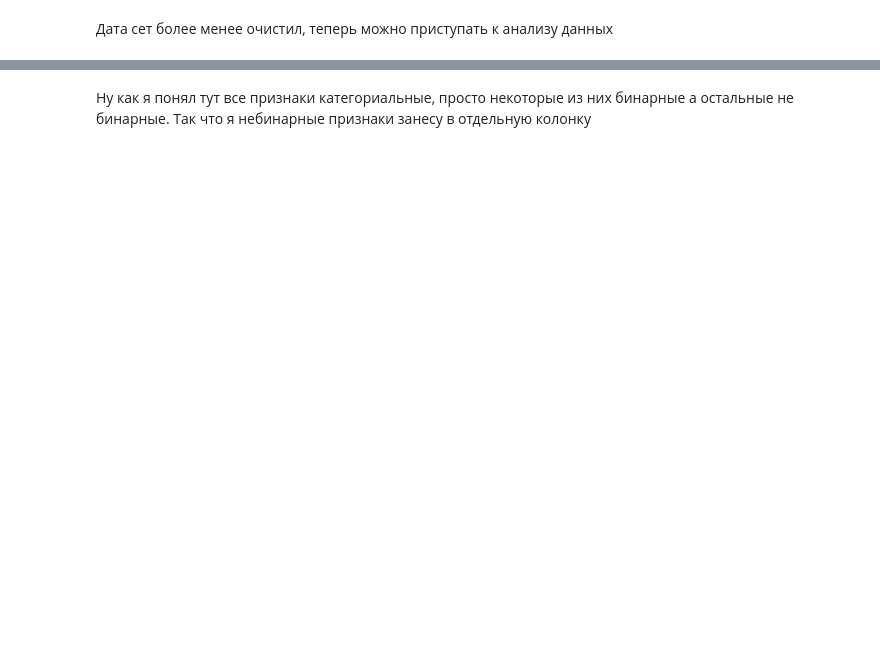
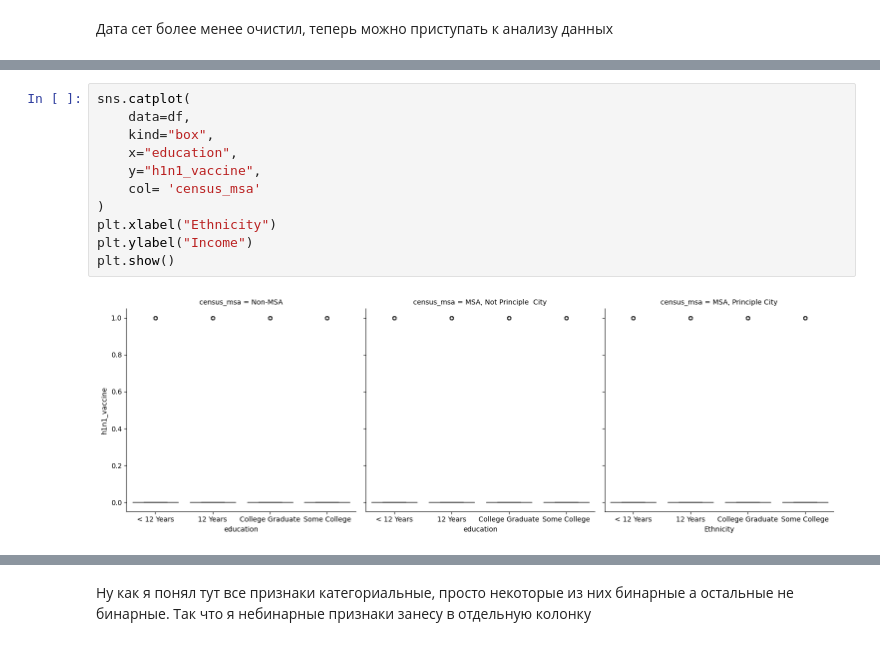
Before and after one commit to Eroouu/final_project_ds, a Jupyter notebook: main.ipynb, the cells around one changed output, grey strips where cells are left out. Drawn from its saved outputs; the diff is of its cells as text; blank space fills up the shorter version.

```diff
--- a/main.ipynb
+++ b/main.ipynb
@@ -272,0 +284,13 @@ dtype: int64
+# %%
+sns.catplot(
+    data=df,
+    kind="box",
+    x="education",
+    y="h1n1_vaccine",
+    col= 'census_msa'
+)
+plt.xlabel("Ethnicity")
+plt.ylabel("Income")
+plt.show()
+# %% [output]
+[figure, added]
```
Also changed, not shown: parts of 10 cells of this notebook.
